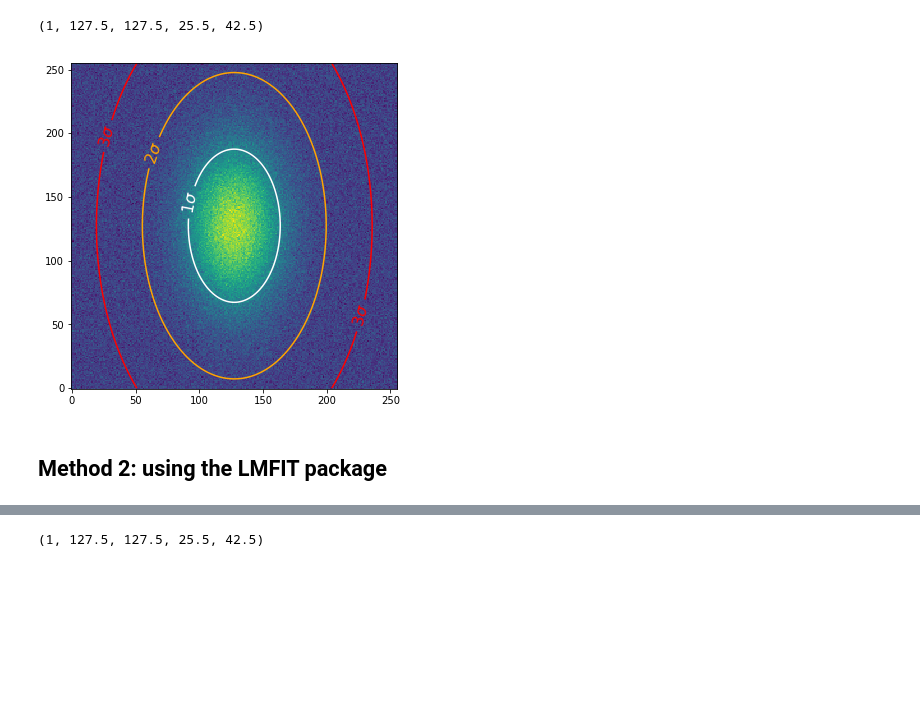
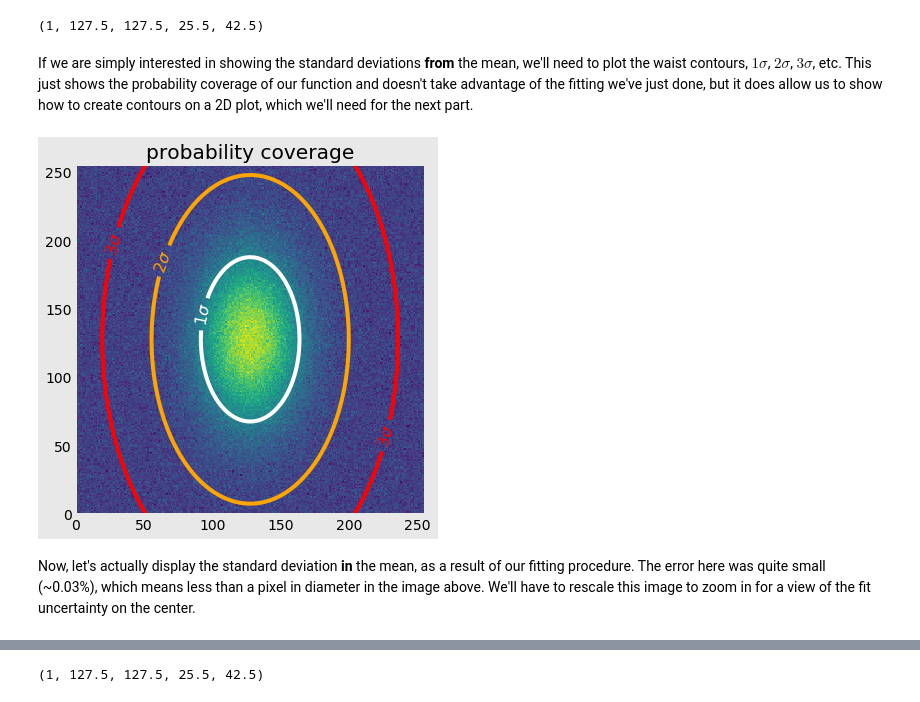
Before and after one commit to kippvs/nonlinear-least-squares-fitting, a Jupyter notebook: nonlinear-least-squares-fitting.ipynb, the cells around one changed output, grey strips where cells are left out. Drawn from its saved outputs; the diff is of its cells as text; code cells hidden in the pictures; blank space fills up the shorter version.

```diff
--- a/nonlinear-least-squares-fitting.ipynb
+++ b/nonlinear-least-squares-fitting.ipynb
@@ -18,6 +20,10 @@ from lmfit import Model
 
 %matplotlib inline
 import matplotlib.pyplot as plt
+plt.style.use('fivethirtyeight')
+plt.rcParams['axes.facecolor'] = '#e8e8e8'
+plt.rcParams['axes.edgecolor'] = '#e8e8e8'
+plt.rcParams['figure.facecolor'] = '#e8e8e8'
 # %% [markdown]
 The data to be considered will be a simple Gaussian distribution of amplitude, $A$, centered at $x_c$, and standard distribution, $\sigma$:
 ### $$ f(x) = \frac{A}{\sqrt{2\pi\sigma^2}} e^{-\big[\frac{(x-x_c)^2}{2\sigma^2}\big]} $$
@@ -256,29 +270,33 @@ Fit Y-Sigma:   42.6923096872 ± 0.0723536665178
 amp, xc, yc, sigma_x, sigma_y
 # %% [output]
 (1, 127.5, 127.5, 25.5, 42.5)
+# %% [markdown]
+If we are simply interested in showing the standard deviations **from** the mean, we'll need to plot the waist contours, $1\sigma$, $2\sigma$, $3\sigma$, etc. This just shows the probability coverage of our function and doesn't take advantage of the fitting we've just done, but it does allow us to show how to create contours on a 2D plot, which we'll need for the next part.
 # %%
 # set contour levels out to 3 sigma
 sigma_x_pts = xc + [sigma_x, 2*sigma_x, 3*sigma_x]
 sigma_y_pts = yc + [sigma_y, 2*sigma_y, 3*sigma_y]
 sigma_xy_mesh = np.meshgrid(sigma_x_pts, sigma_y_pts)
 
 contour_levels = gaussian_2d(sigma_xy_mesh, amp, xc, yc,
                              sigma_x, sigma_y).reshape(sigma_xy_mesh[0].shape)
 contour_levels = list(np.diag(contour_levels)[::-1])
 
 # make labels for each contour
 labels = {}
 label_txt = [r'$3\sigma$', r'$2\sigma$', r'$1\sigma$']
 for level, label in zip(contour_levels, label_txt):
     labels[level] = label
 
 # plot the function with noise added
 plt.figure(figsize=(6,6))
-plt.imshow(noise, origin='bottom')
+plt.title('probability coverage')
+plt.imshow(noise, origin='lower')
 CS = plt.contour(data, levels=contour_levels, colors=['red', 'orange', 'white'])
 plt.clabel(CS, fontsize=16, inline=1, fmt=labels)
+plt.grid(visible=False)
 plt.show()
 # %% [output]
-[figure, old version]
+[figure, new version]
-# %% [markdown]
-## Method 2: using the LMFIT package
+# %% [markdown]
+Now, let's actually display the standard deviation **in** the mean, as a result of our fitting procedure. The error here was quite small (~0.03%), which means less than a pixel in diameter in the image above. We'll have to rescale this image to zoom in for a view of the fit uncertainty on the center.
```
Also changed, not shown: parts of 27 cells of this notebook.
